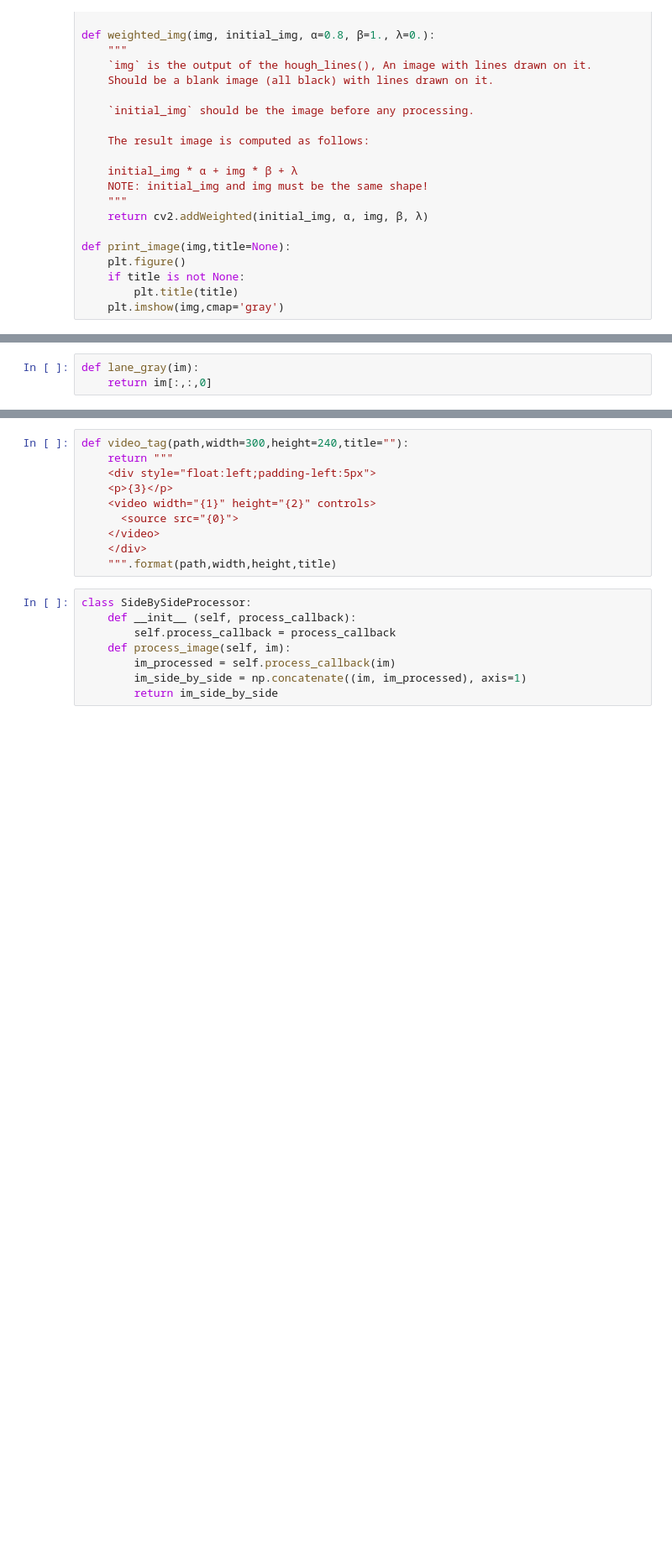
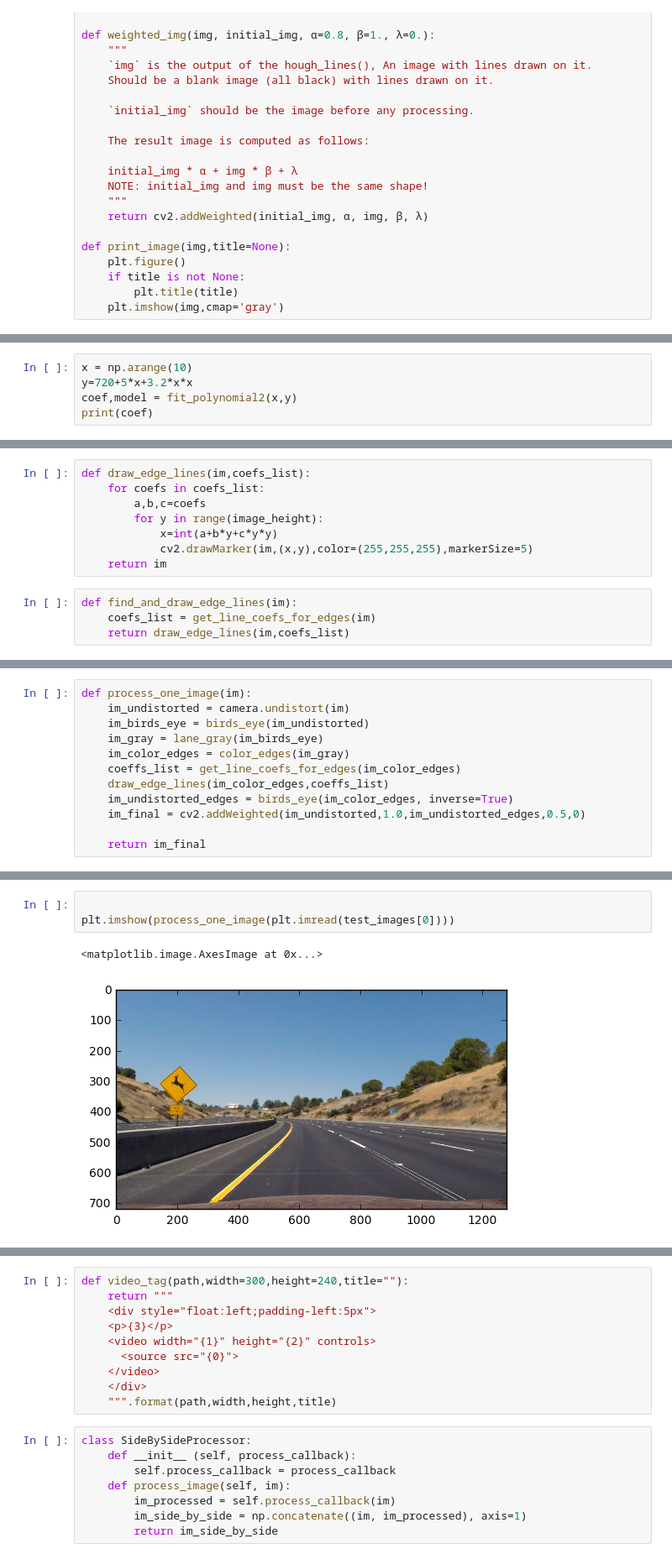
Before and after one commit to berickson/CarND-Advanced-Lane-Lines, a Jupyter notebook: Advanced Lane Lines.ipynb, the cells around one changed output, grey strips where cells are left out. Shown at 84% size. Drawn from its saved outputs; the diff is of its cells as text; blank space fills up the shorter version.

```diff
--- a/Advanced Lane Lines.ipynb
+++ b/Advanced Lane Lines.ipynb
@@ -297,0 +482,5 @@ Now make a video, to see how it works (turns out HL[S] wasn't good [R]GB was.
+# %%
+x = np.arange(10)
+y=720+5*x+3.2*x*x
+coef,model = fit_polynomial2(x,y)
+print(coef)
@@ -298,3 +507,12 @@ Now make a video, to see how it works (turns out HL[S] wasn't good [R]GB was.
+# %%
+def draw_edge_lines(im,coefs_list):
+    for coefs in coefs_list:
+        a,b,c=coefs
+        for y in range(image_height):
+            x=int(a+b*y+c*y*y)
+            cv2.drawMarker(im,(x,y),color=(255,255,255),markerSize=5)
+    return im
 # %%
-def lane_gray(im):
-    return im[:,:,0]
+def find_and_draw_edge_lines(im):
+    coefs_list = get_line_coefs_for_edges(im)
+    return draw_edge_lines(im,coefs_list)
@@ -300,0 +543,12 @@ def lane_gray(im):
+# %%
+def process_one_image(im):
+    im_undistorted = camera.undistort(im)
+    im_birds_eye = birds_eye(im_undistorted)
+    im_gray = lane_gray(im_birds_eye)
+    im_color_edges = color_edges(im_gray)
+    coeffs_list = get_line_coefs_for_edges(im_color_edges)
+    draw_edge_lines(im_color_edges,coeffs_list)
+    im_undistorted_edges = birds_eye(im_color_edges, inverse=True)
+    im_final = cv2.addWeighted(im_undistorted,1.0,im_undistorted_edges,0.5,0)
+
+    return im_final
@@ -300,0 +560,6 @@ def lane_gray(im):
+# %%
+
+plt.imshow(process_one_image(plt.imread(test_images[0])))
+# %% [output]
+<matplotlib.image.AxesImage at 0x...>
+[figure, added]
```
Also changed, not shown: parts of 99 cells of this notebook.
